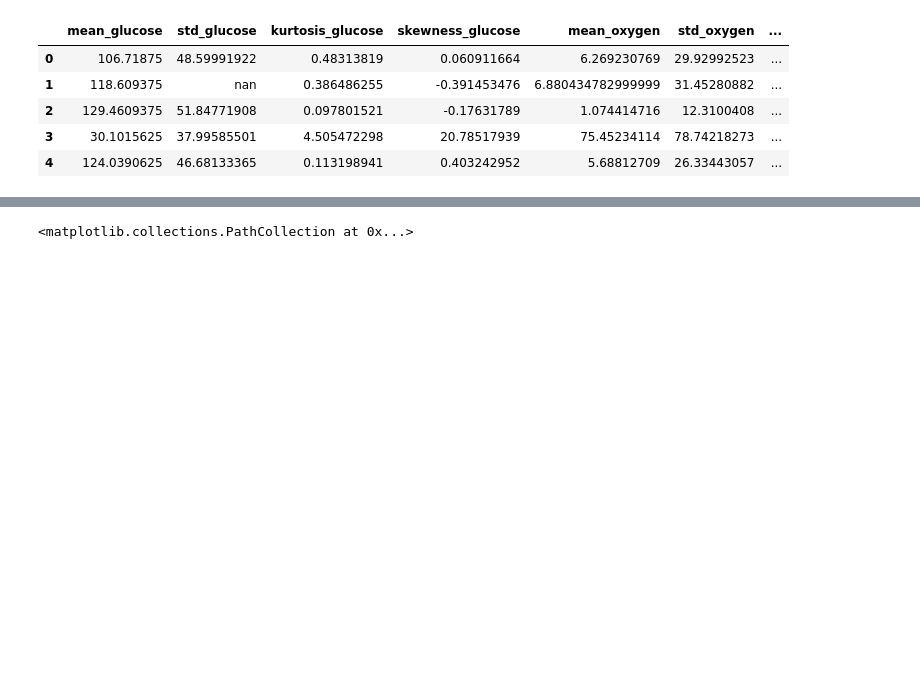
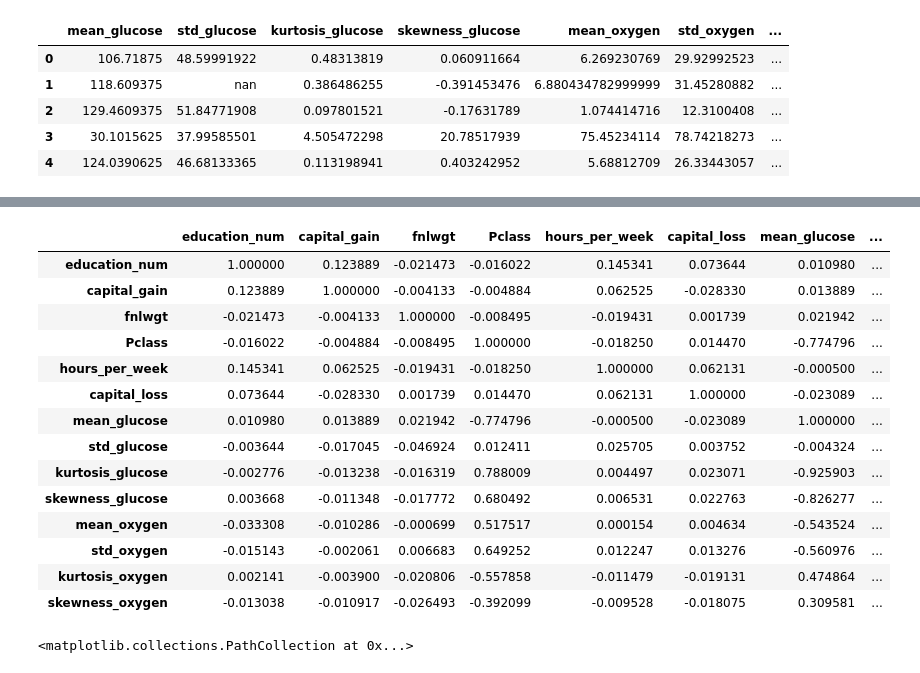
Before and after one commit to martinkukucka/IAU_Projekt, a Jupyter notebook: Projekt/projekt2.ipynb, the cells around one changed output, grey strips where cells are left out. Saved outputs shown, nothing was run; the diff lists cells and outputs as text; code cells hidden in the pictures; blank space fills up the shorter version.

```diff
--- a/Projekt/projekt2.ipynb
+++ b/Projekt/projekt2.ipynb
@@ -213 +257,19 @@ data_frame.head()
+# %%
+data_frame.corr()
+# %% [output]
+|  | education_num | capital_gain | fnlwgt | Pclass | hours_per_week | capital_loss | mean_glucose | ... |
+| education_num | 1.000000 | 0.123889 | -0.021473 | -0.016022 | 0.145341 | 0.073644 | 0.010980 | ... |
+| capital_gain | 0.123889 | 1.000000 | -0.004133 | -0.004884 | 0.062525 | -0.028330 | 0.013889 | ... |
+| fnlwgt | -0.021473 | -0.004133 | 1.000000 | -0.008495 | -0.019431 | 0.001739 | 0.021942 | ... |
+| Pclass | -0.016022 | -0.004884 | -0.008495 | 1.000000 | -0.018250 | 0.014470 | -0.774796 | ... |
+| hours_per_week | 0.145341 | 0.062525 | -0.019431 | -0.018250 | 1.000000 | 0.062131 | -0.000500 | ... |
+| capital_loss | 0.073644 | -0.028330 | 0.001739 | 0.014470 | 0.062131 | 1.000000 | -0.023089 | ... |
+| mean_glucose | 0.010980 | 0.013889 | 0.021942 | -0.774796 | -0.000500 | -0.023089 | 1.000000 | ... |
+| std_glucose | -0.003644 | -0.017045 | -0.046924 | 0.012411 | 0.025705 | 0.003752 | -0.004324 | ... |
+| kurtosis_glucose | -0.002776 | -0.013238 | -0.016319 | 0.788009 | 0.004497 | 0.023071 | -0.925903 | ... |
+| skewness_glucose | 0.003668 | -0.011348 | -0.017772 | 0.680492 | 0.006531 | 0.022763 | -0.826277 | ... |
+| mean_oxygen | -0.033308 | -0.010286 | -0.000699 | 0.517517 | 0.000154 | 0.004634 | -0.543524 | ... |
+| std_oxygen | -0.015143 | -0.002061 | 0.006683 | 0.649252 | 0.012247 | 0.013276 | -0.560976 | ... |
+| kurtosis_oxygen | 0.002141 | -0.003900 | -0.020806 | -0.557858 | -0.011479 | -0.019131 | 0.474864 | ... |
+| skewness_oxygen | -0.013038 | -0.010917 | -0.026493 | -0.392099 | -0.009528 | -0.018075 | 0.309581 | ... |
 # %%
```
Also changed, not shown: parts of 12 cells of this notebook, 2 other files.
